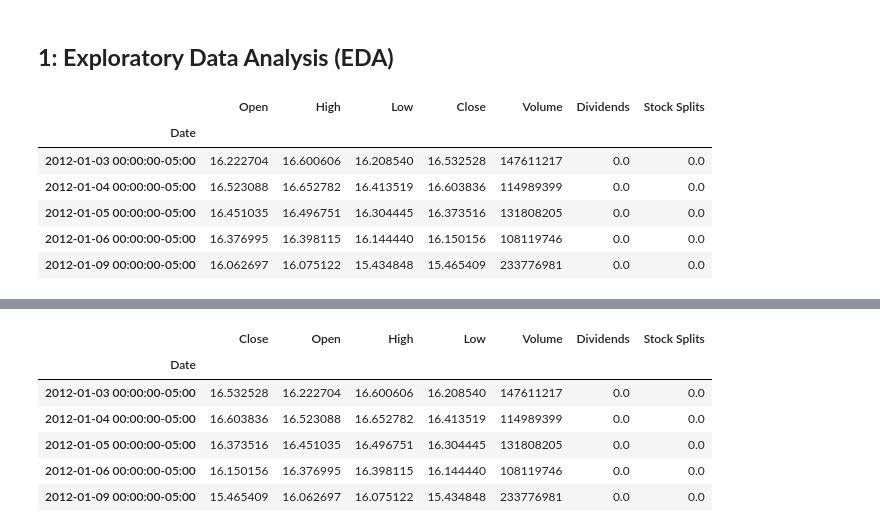
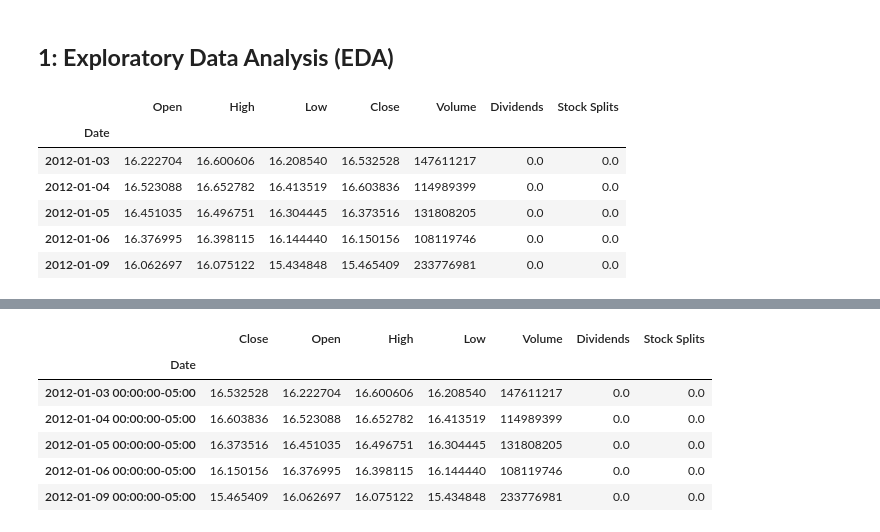
Before and after one commit to quocanhto85/RNNs-for-stock-price-prediction, a Jupyter notebook: RNN.ipynb, the cells around one changed output, grey strips where cells are left out. Cells and saved outputs as stored; diff of their text form; code cells hidden in the pictures.

```diff
--- a/RNN.ipynb
+++ b/RNN.ipynb
@@ -134,19 +134,22 @@ def plot_grouped_predictions(predictions_list, indices, data_source, y_test, tit
 # %%
 # Display Google's stock price data
 ticker = yf.Ticker('GOOG')
 
 start_date = '2012-01-03'
 
 dataset = ticker.history(start=start_date, end=None)
+
+dataset.index = dataset.index.strftime('%Y-%m-%d')
+
 dataset.head()
 # %% [output]
 |  | Open | High | Low | Close | Volume | Dividends | Stock Splits |
 | Date |  |  |  |  |  |  |  |
-| 2012-01-03 00:00:00-05:00 | 16.222704 | 16.600606 | 16.208540 | 16.532528 | 147611217 | 0.0 | 0.0 |
-| 2012-01-04 00:00:00-05:00 | 16.523088 | 16.652782 | 16.413519 | 16.603836 | 114989399 | 0.0 | 0.0 |
-| 2012-01-05 00:00:00-05:00 | 16.451035 | 16.496751 | 16.304445 | 16.373516 | 131808205 | 0.0 | 0.0 |
-| 2012-01-06 00:00:00-05:00 | 16.376995 | 16.398115 | 16.144440 | 16.150156 | 108119746 | 0.0 | 0.0 |
-| 2012-01-09 00:00:00-05:00 | 16.062697 | 16.075122 | 15.434848 | 15.465409 | 233776981 | 0.0 | 0.0 |
+| 2012-01-03 | 16.222704 | 16.600606 | 16.208540 | 16.532528 | 147611217 | 0.0 | 0.0 |
+| 2012-01-04 | 16.523088 | 16.652782 | 16.413519 | 16.603836 | 114989399 | 0.0 | 0.0 |
+| 2012-01-05 | 16.451035 | 16.496751 | 16.304445 | 16.373516 | 131808205 | 0.0 | 0.0 |
+| 2012-01-06 | 16.376995 | 16.398115 | 16.144440 | 16.150156 | 108119746 | 0.0 | 0.0 |
+| 2012-01-09 | 16.062697 | 16.075122 | 15.434848 | 15.465409 | 233776981 | 0.0 | 0.0 |
 # %%
 # Create a trace for the candlestick chart
 candlestick_trace = go.Candlestick(
```
